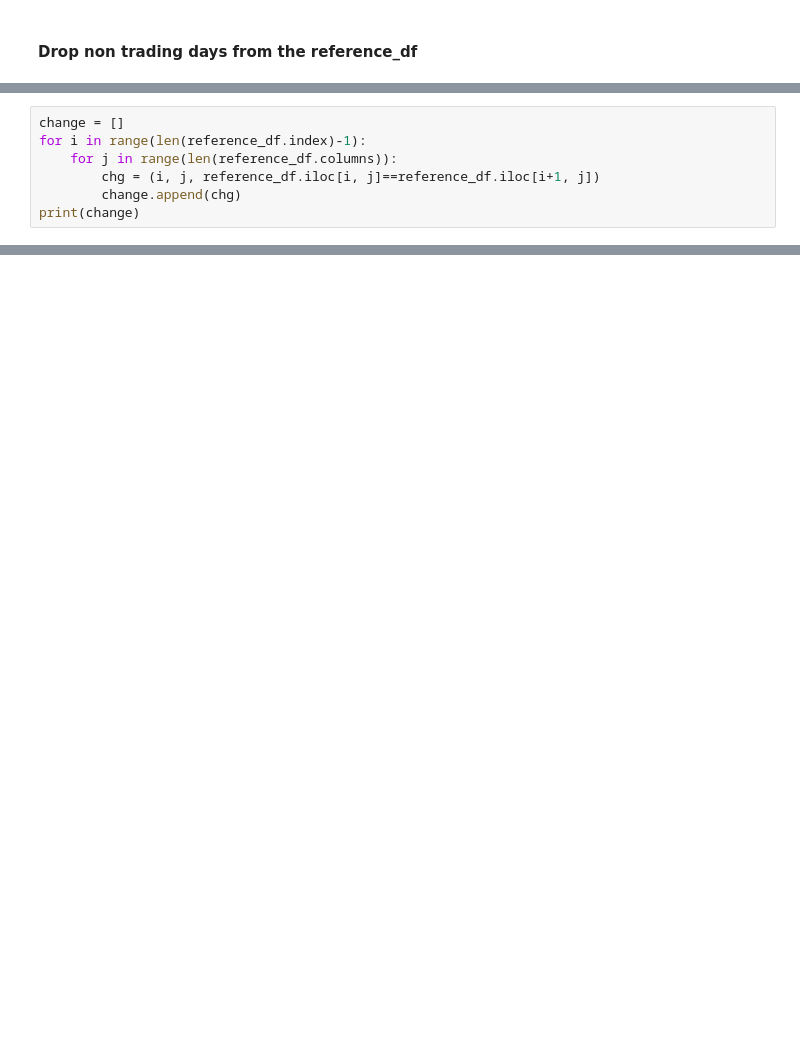
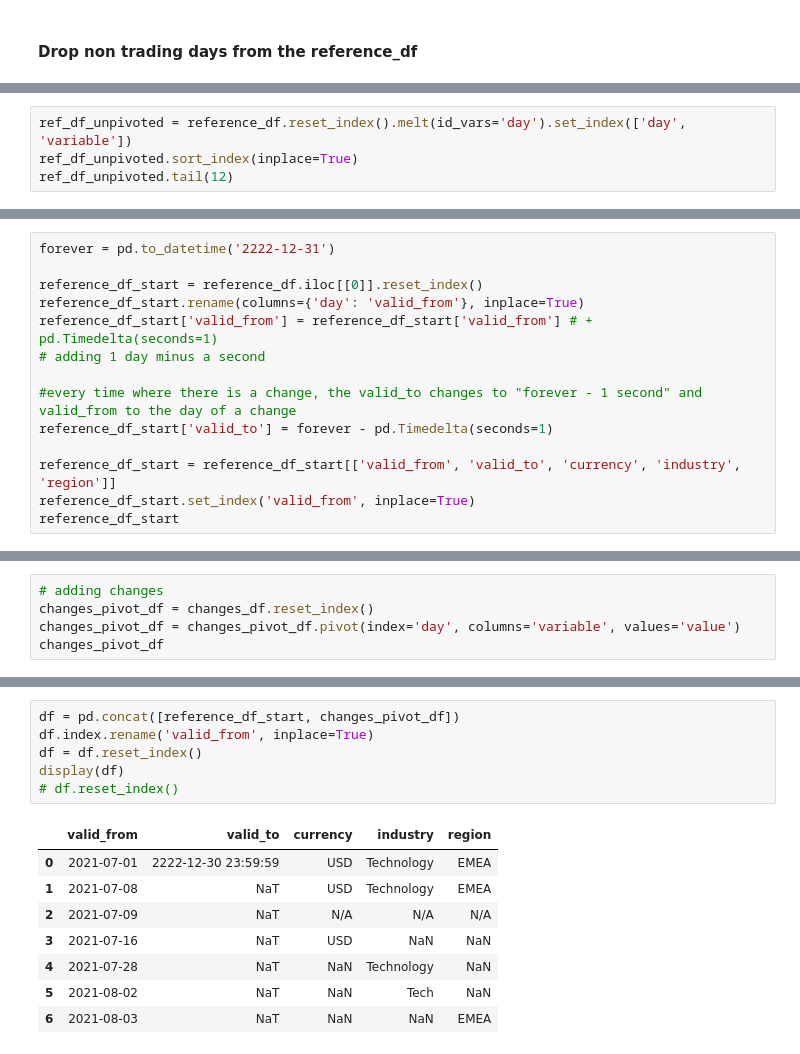
Before and after one commit to andr3wpex/ReferenceDataChange, a Jupyter notebook: ReferenceDataChange.ipynb, the cells around one changed output, grey strips where cells are left out. Cells and saved outputs as stored; diff of their text form; blank space fills up the shorter version.

```diff
--- a/ReferenceDataChange.ipynb
+++ b/ReferenceDataChange.ipynb
@@ -101,7 +97,0 @@ pd.DataFrame(columns=['valid_from', 'valid_to', 'currency', 'industry', 'region'
-# %%
-change = []
-for i in range(len(reference_df.index)-1):
-    for j in range(len(reference_df.columns)):
-        chg = (i, j, reference_df.iloc[i, j]==reference_df.iloc[i+1, j])
-        change.append(chg)
-print(change)
@@ -127,0 +98,4 @@ changes_df
+# %%
+ref_df_unpivoted = reference_df.reset_index().melt(id_vars='day').set_index(['day', 'variable'])
+ref_df_unpivoted.sort_index(inplace=True)
+ref_df_unpivoted.tail(12)
@@ -127,0 +163,14 @@ changes_df
+# %%
+forever = pd.to_datetime('2222-12-31')
+
+reference_df_start = reference_df.iloc[[0]].reset_index()
+reference_df_start.rename(columns={'day': 'valid_from'}, inplace=True)
+reference_df_start['valid_from'] = reference_df_start['valid_from'] # + pd.Timedelta(seconds=1)
+# adding 1 day minus a second
+
+#every time where there is a change, the valid_to changes to "forever - 1 second" and valid_from to the day of a change
+reference_df_start['valid_to'] = forever - pd.Timedelta(seconds=1)
+
+reference_df_start = reference_df_start[['valid_from', 'valid_to', 'currency', 'industry', 'region']]
+reference_df_start.set_index('valid_from', inplace=True)
+reference_df_start
@@ -127,0 +181,5 @@ changes_df
+# %%
+# adding changes
+changes_pivot_df = changes_df.reset_index()
+changes_pivot_df = changes_pivot_df.pivot(index='day', columns='variable', values='value')
+changes_pivot_df
@@ -127,0 +195,15 @@ changes_df
+# %%
+df = pd.concat([reference_df_start, changes_pivot_df])
+df.index.rename('valid_from', inplace=True)
+df = df.reset_index()
+display(df)
+# df.reset_index()
+# %% [output]
+|  | valid_from | valid_to | currency | industry | region |
+| 0 | 2021-07-01 | 2222-12-30 23:59:59 | USD | Technology | EMEA |
+| 1 | 2021-07-08 | NaT | USD | Technology | EMEA |
+| 2 | 2021-07-09 | NaT | N/A | N/A | N/A |
+| 3 | 2021-07-16 | NaT | USD | NaN | NaN |
+| 4 | 2021-07-28 | NaT | NaN | Technology | NaN |
+| 5 | 2021-08-02 | NaT | NaN | Tech | NaN |
+| 6 | 2021-08-03 | NaT | NaN | NaN | EMEA |
```
Also changed, not shown: parts of 17 cells of this notebook.
